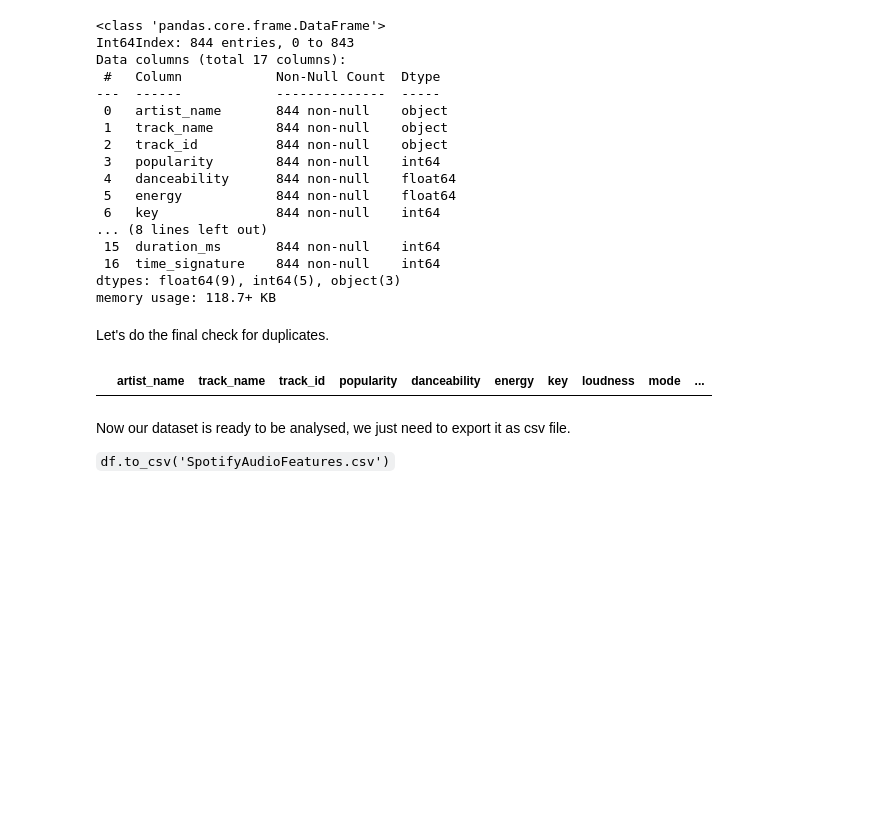
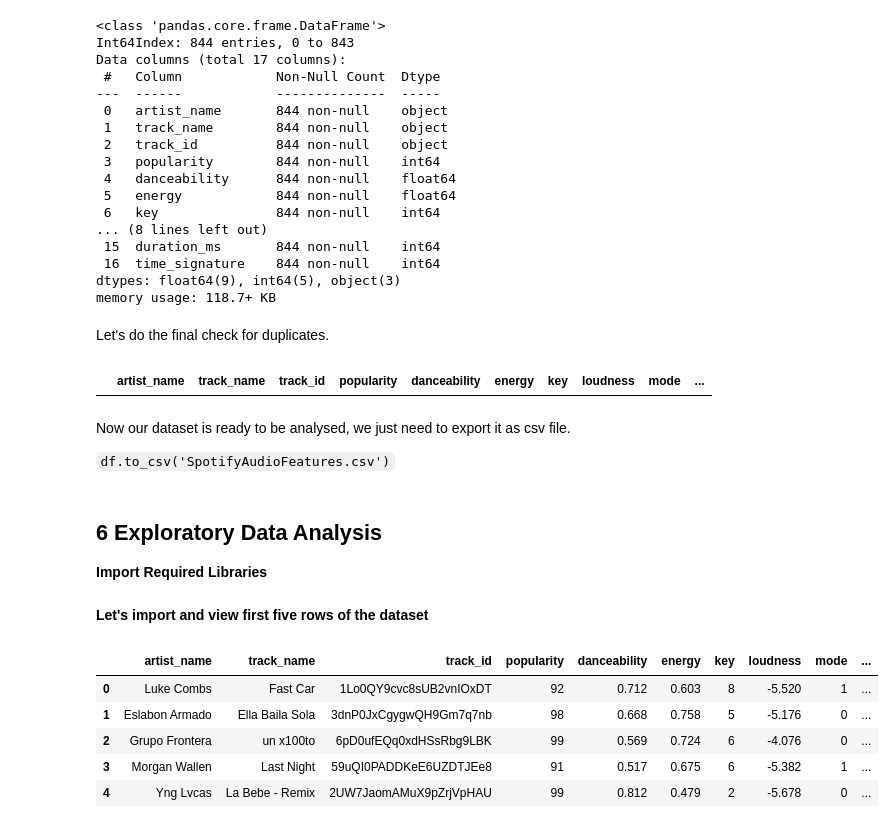
Before and after one commit to aishtomer/Spotifind, a Jupyter notebook: Exploratory Data Analysis of Music Trends on Spotify - Jupyter Notebook.ipynb, the cells around one changed output. Drawn from its saved outputs; the diff is of its cells as text; code cells hidden in the pictures; blank space fills up the shorter version.

````diff
--- a/Exploratory Data Analysis of Music Trends on Spotify - Jupyter Notebook.ipynb
+++ b/Exploratory Data Analysis of Music Trends on Spotify - Jupyter Notebook.ipynb
@@ -422,3 +422,7 @@ df[df.duplicated(subset=['artist_name','track_name'],keep=False)]
 Now our dataset is ready to be analysed, we just need to export it as csv file.
 
 ```df.to_csv('SpotifyAudioFeatures.csv')```
+# %% [markdown]
+## 6 Exploratory Data Analysis
+
+**Import Required Libraries**
@@ -424,0 +435,13 @@ Now our dataset is ready to be analysed, we just need to export it as csv file.
+# %% [markdown]
+**Let's import and view first five rows of the dataset**
+# %%
+# Reading dataset and checking first 5 rows
+df_track = pd.read_csv('archive/SpotifyAudioFeatures.csv')
+df_track.head()
+# %% [output]
+|  | artist_name | track_name | track_id | popularity | danceability | energy | key | loudness | mode | ... |
+| 0 | Luke Combs | Fast Car | 1Lo0QY9cvc8sUB2vnIOxDT | 92 | 0.712 | 0.603 | 8 | -5.520 | 1 | ... |
+| 1 | Eslabon Armado | Ella Baila Sola | 3dnP0JxCgygwQH9Gm7q7nb | 98 | 0.668 | 0.758 | 5 | -5.176 | 0 | ... |
+| 2 | Grupo Frontera | un x100to | 6pD0ufEQq0xdHSsRbg9LBK | 99 | 0.569 | 0.724 | 6 | -4.076 | 0 | ... |
+| 3 | Morgan Wallen | Last Night | 59uQI0PADDKeE6UZDTJEe8 | 91 | 0.517 | 0.675 | 6 | -5.382 | 1 | ... |
+| 4 | Yng Lvcas | La Bebe - Remix | 2UW7JaomAMuX9pZrjVpHAU | 99 | 0.812 | 0.479 | 2 | -5.678 | 0 | ... |
````
Also changed, not shown: parts of 5 cells of this notebook.
